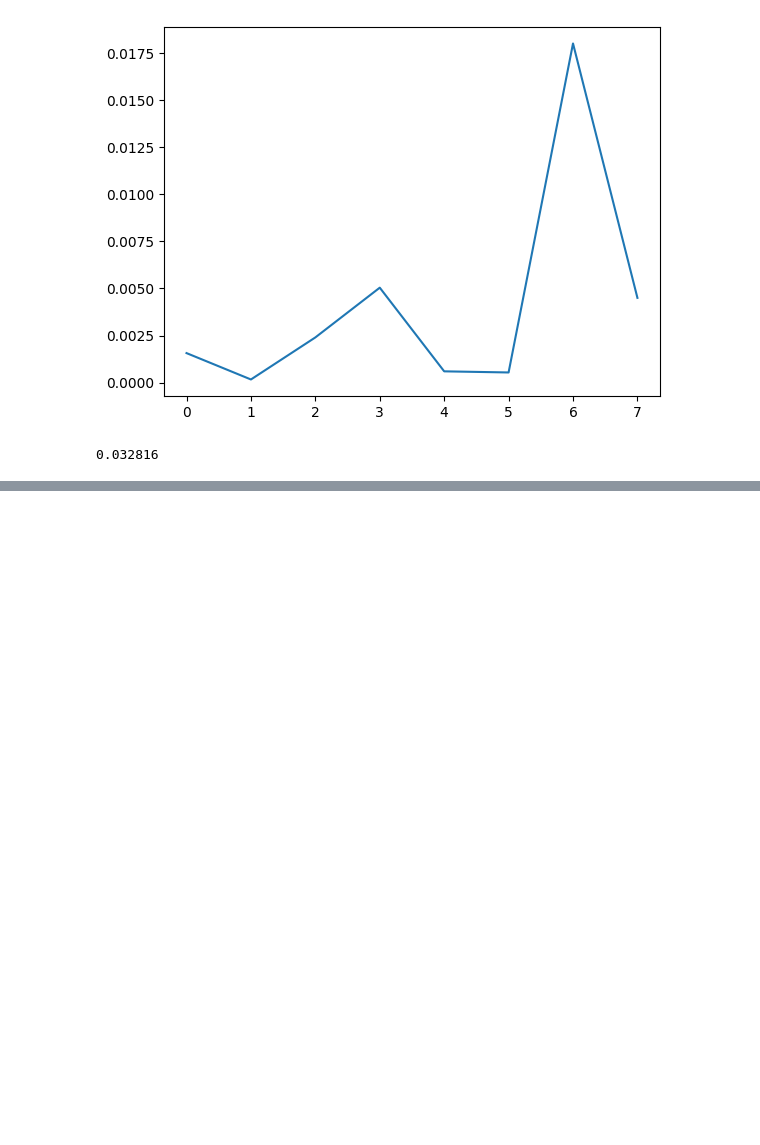
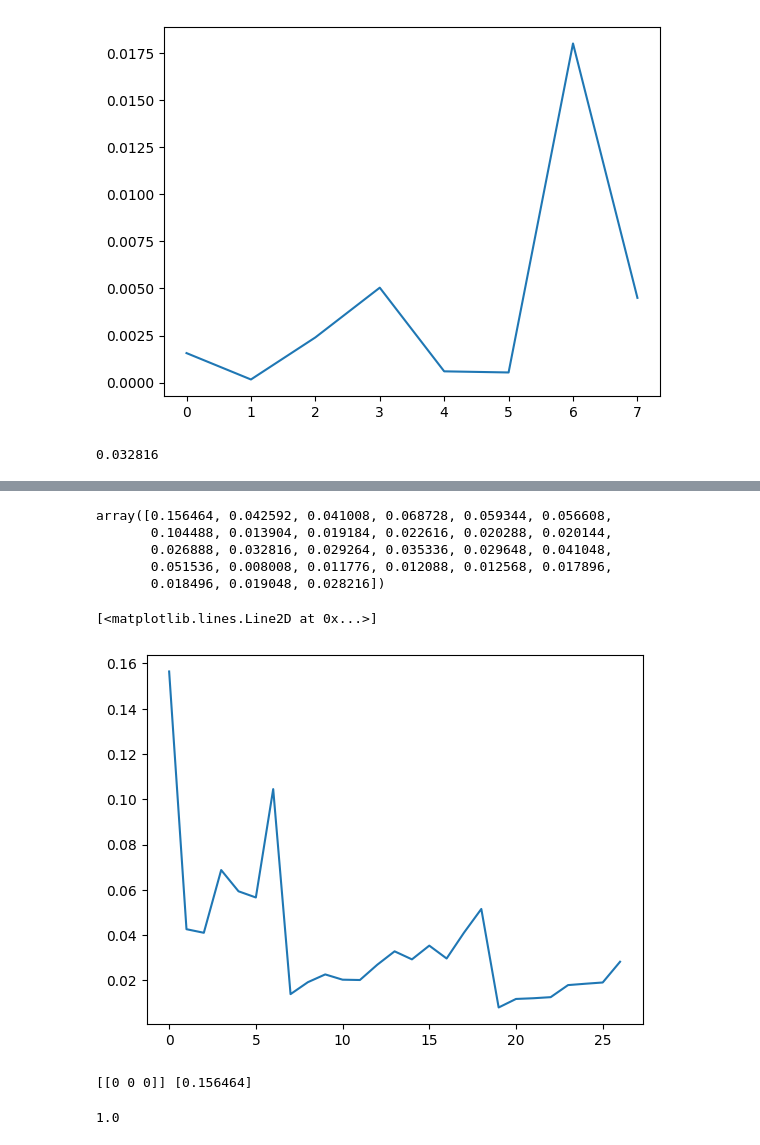
Before and after one commit to asegura4488/MetodosComputacionalesI, a Jupyter notebook: Semana15/HiddenMarkovModel.ipynb, the cells around one changed output, grey strips where cells are left out. Cells and saved outputs as stored; diff of their text form; code cells hidden in the pictures; blank space fills up the shorter version.

```diff
--- a/Semana15/HiddenMarkovModel.ipynb
+++ b/Semana15/HiddenMarkovModel.ipynb
@@ -98,3 +98,6 @@ pobs = np.sum(P)
 pobs
 # %% [output]
 0.032816
+# %%
+ObsStates = GetStates([0,1,2],3)
+ObsStates
@@ -100,0 +122,36 @@ pobs
+# %%
+Nobs = ObsStates.shape[0]
+
+PObs = np.zeros(Nobs)
+
+for j in range(Nobs):
+
+  dim = HiddenStates.shape[0]
+  P = np.zeros(dim)
+
+  for i in range(dim):
+    P[i] = GetProb(T,E,ObsStates[j],HiddenStates[i],Prior)
+
+  PObs[j] = np.sum(P)
+
+PObs
+# %% [output]
+array([0.156464, 0.042592, 0.041008, 0.068728, 0.059344, 0.056608,
+       0.104488, 0.013904, 0.019184, 0.022616, 0.020288, 0.020144,
+       0.026888, 0.032816, 0.029264, 0.035336, 0.029648, 0.041048,
+       0.051536, 0.008008, 0.011776, 0.012088, 0.012568, 0.017896,
+       0.018496, 0.019048, 0.028216])
+# %%
+plt.plot(PObs)
+# %% [output]
+[<matplotlib.lines.Line2D at 0x...>]
+[figure, added]
+# %%
+ii = np.where( PObs == np.max(PObs) )
+print(ObsStates[ii],PObs[ii])
+# %% [output]
+[[0 0 0]] [0.156464]
+# %%
+np.sum(PObs)
+# %% [output]
+1.0
```
Also changed, not shown: parts of 1 cell of this notebook.
